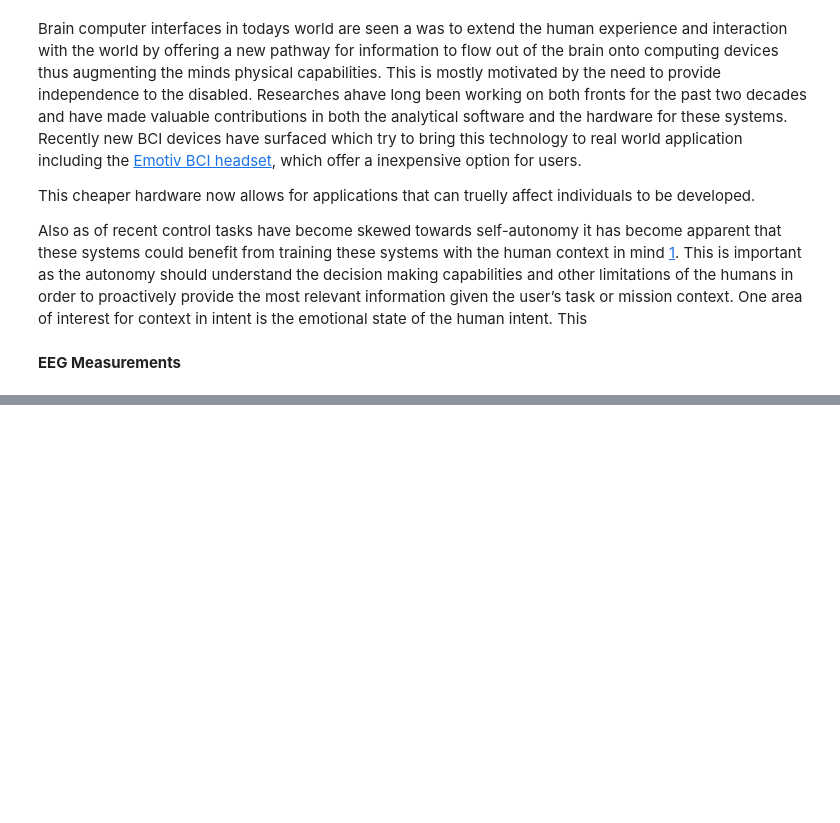
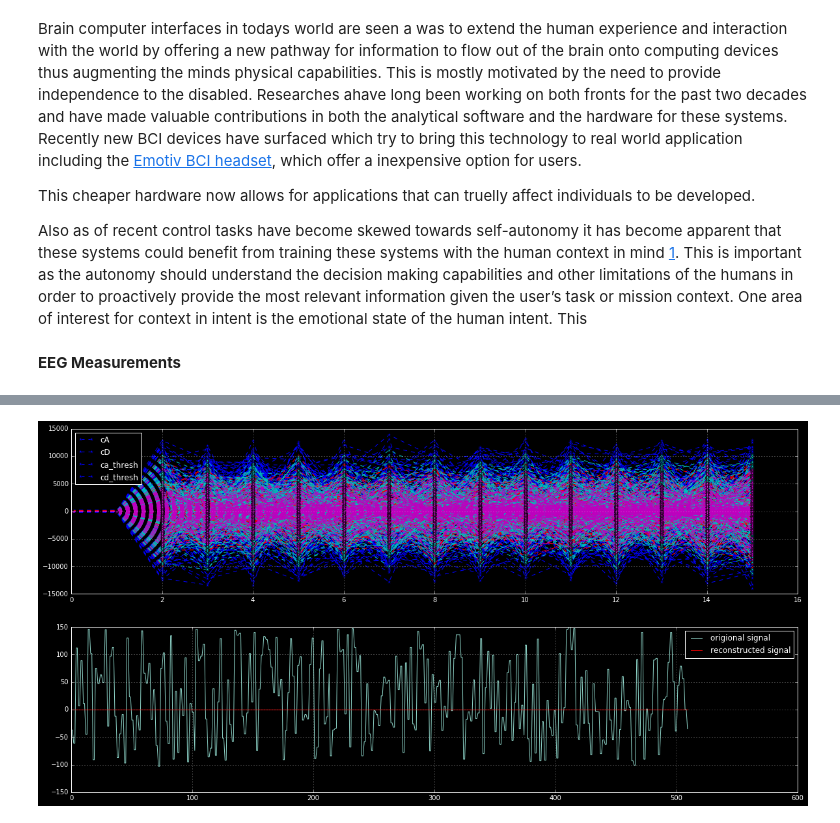
Before and after one commit to quantamc/Deep-Emotional-Analysis, a Jupyter notebook: brainwaves/EmotionAnalysis.ipynb, the cells around one changed output, grey strips where cells are left out. Drawn from its saved outputs; the diff is of its cells as text; code cells hidden in the pictures; blank space fills up the shorter version.

```diff
--- a/brainwaves/EmotionAnalysis.ipynb
+++ b/brainwaves/EmotionAnalysis.ipynb
@@ -52,0 +76,35 @@ plt.show()
+# %%
+cA = []
+cD = []
+import pywt
+for i in x:
+    ca, cd = pywt.dwt(i, 'db4')
+    cA.append(ca); cD.append(cd)
+
+cat = pywt.thresholding.soft(cA, np.std(cA)/2)
+cdt = pywt.thresholding.soft(cD, np.std(cD)/2)
+
+ts_rec = pywt.idwt(cat[0], cdt[0], 'db4')
+
+plt.close('all')
+
+plt.subplots(figsize=(20,10))
+plt.subplot(211)
+# Origional coefficients
+plt.plot(cA, '--*b')
+plt.plot(cD, '--*r')
+# Thresholded coefficients
+plt.plot(cat, '--*c')
+plt.plot(cdt, '--*m')
+plt.legend(['cA', 'cD', 'ca_thresh', 'cd_thresh'], loc=0)
+plt.grid('on')
+
+plt.subplot(212)
+plt.plot(x[0])
+plt.hold('on')
+plt.plot(ts_rec, 'r')
+plt.legend(['origional signal', 'reconstructed signal'])
+plt.grid('on')
+plt.show()
+# %% [output]
+[figure, added]
```
Also changed, not shown: parts of 4 cells of this notebook.
